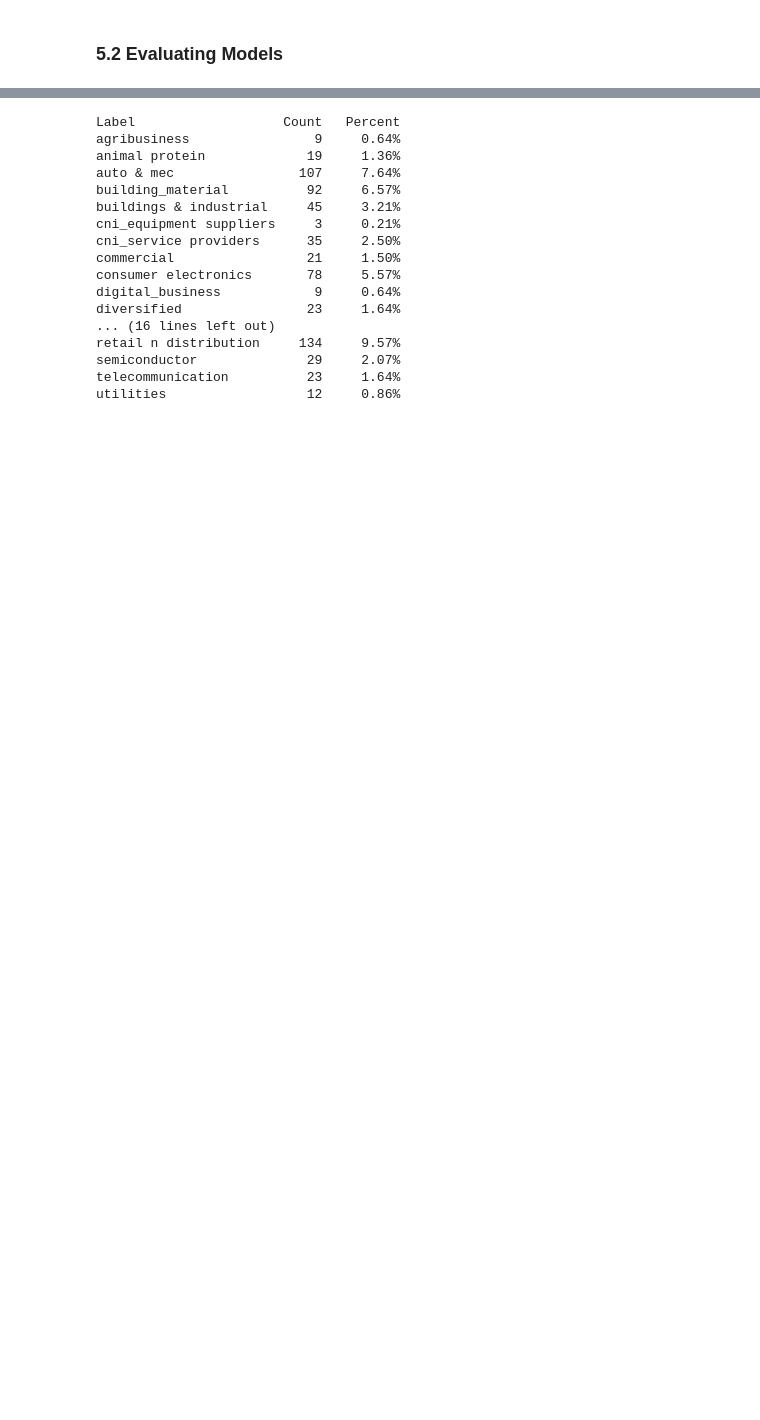
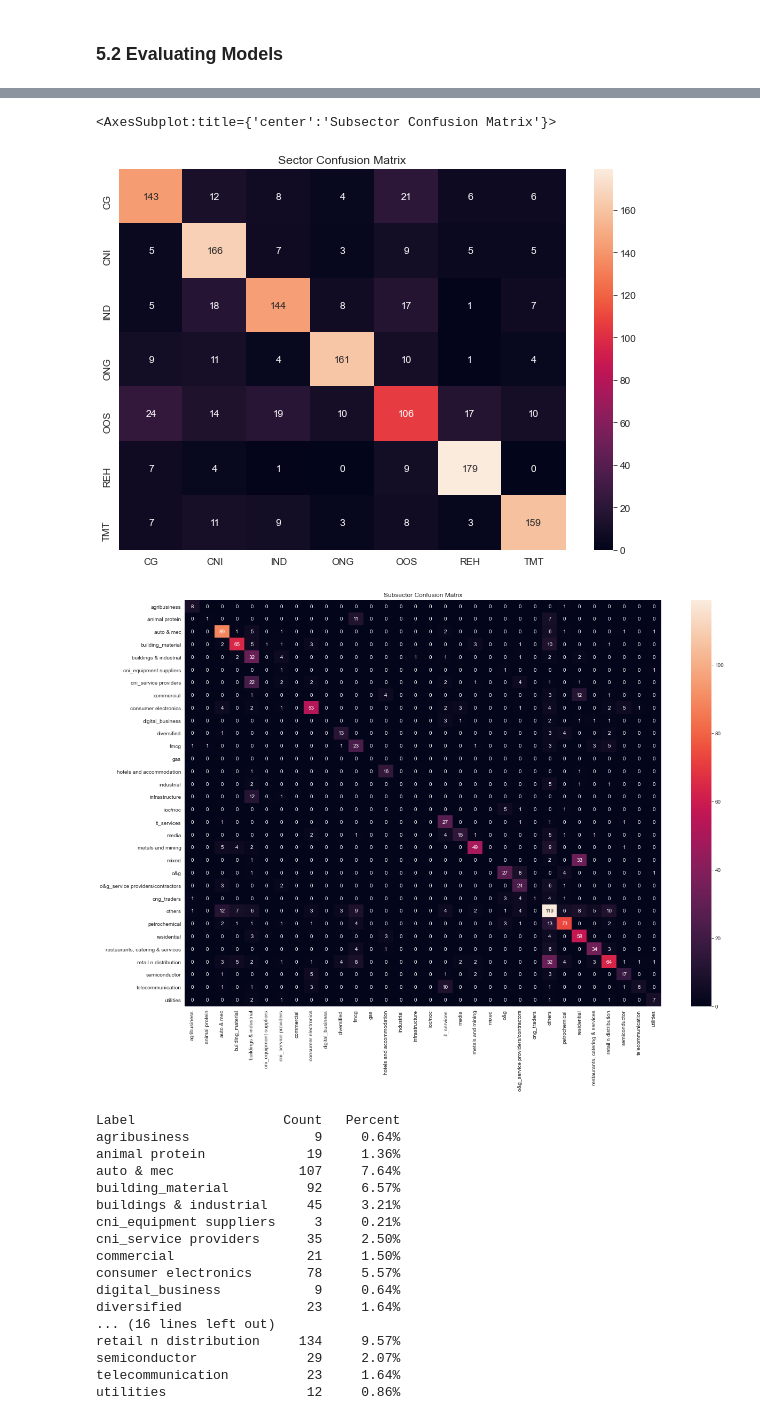
Before and after one commit to ngzhankang/finalYearProjectUOB, a Jupyter notebook: training/NLP_MLP_Multilabel.ipynb, the cells around one changed output, grey strips where cells are left out. Cells and saved outputs as stored; diff of their text form; code cells hidden in the pictures; blank space fills up the shorter version.

```diff
--- a/training/NLP_MLP_Multilabel.ipynb
+++ b/training/NLP_MLP_Multilabel.ipynb
@@ -861,6 +871,12 @@ df_evaluate.fillna(' ', inplace=True)
 # change dtype of validation data columns
 for i in columns_to_convert:
     df_valid[i] = df_valid[i].astype(str)
+
+# process validation dataset
+df_evaluate['Valuechain'] = df_evaluate['Valuechain'].str.split().str.join(' ')
+df_evaluate['Valuechain'] = df_evaluate['Valuechain'].str.upper()
+df_evaluate['Sector'] = df_evaluate['Sector'].str.upper()
+df_evaluate['Valuechain'].replace('', ' ', inplace=True)
 
 # add tags to validation data
 taglist_df = []
@@ -909,6 +925,9 @@ for index, row in df_evaluate.iterrows():
 
 df_evaluate['BoW_vectors'] = bow_vectors
 
+# do doc2vec processing
+df_evaluate['doc2vec_vectors'] = [d2v_model.infer_vector(doc._.processed) for doc in evaluate_doc]
+
 df_evaluate.head(3)
 # %% [output]
 |  | Company | Country | Sector | Subsector | Archetype | Valuechain | Company Profile Information | list_tag | ... |
@@ -1087,3 +1080,46 @@ valuechain      1.200   94.335%         0.961           0.960   0.928   0.480
+# %%
+# import libs
+import seaborn as sns
+
+# custom metric analysis
+y_test_multi = [one_hot(np.array(list(df_evaluate['list_tag']))[:, i], tag_counts[i]) for i in range(4)]
+y_actual = np.array(df_evaluate['list_tag'].to_list())
+
+# obtain predictions
+y_pred = model.predict(X_test)
+
+# process predictions
+processed = []
+for label in y_pred:
+    temp = []
+    # turn all softmax preds to numbers
+    for row in label:
+        temp.append(np.argmax(row))
+
+    processed.append(np.array(temp))
+
+# convert processed preds to correct format
+y_pred = np.array(processed).T
+
+# do analysis
+
+# sector confusion matrix
+df_sector_cm = pd.DataFrame(tf.math.confusion_matrix(y_actual[:, 0], y_pred[:, 0]).numpy(), index=sector, columns=sector)
+
+plt.figure(1, figsize=(10, 7))
+plt.title('Sector Confusion Matrix')
+sns.heatmap(df_sector_cm, annot=True, fmt='d')
+
+# subsector confusion matrix
+df_subsector_cm = pd.DataFrame(tf.math.confusion_matrix(y_actual[:, 1], y_pred[:, 1]).numpy(), index=subsector, columns=subsector)
+
+plt.figure(2, figsize=(20, 14))
+plt.title('Subsector Confusion Matrix')
+sns.heatmap(df_subsector_cm, annot=True, fmt='d')
+# %% [output]
+<AxesSubplot:title={'center':'Subsector Confusion Matrix'}>
+[figure, added]
+[figure, added]
 # %%
 unique, counts = np.unique(y_test[:, 1], return_counts=True)
 sum_counts = sum(counts)
```
Also changed, not shown: parts of 15 cells of this notebook, 2 other files.
